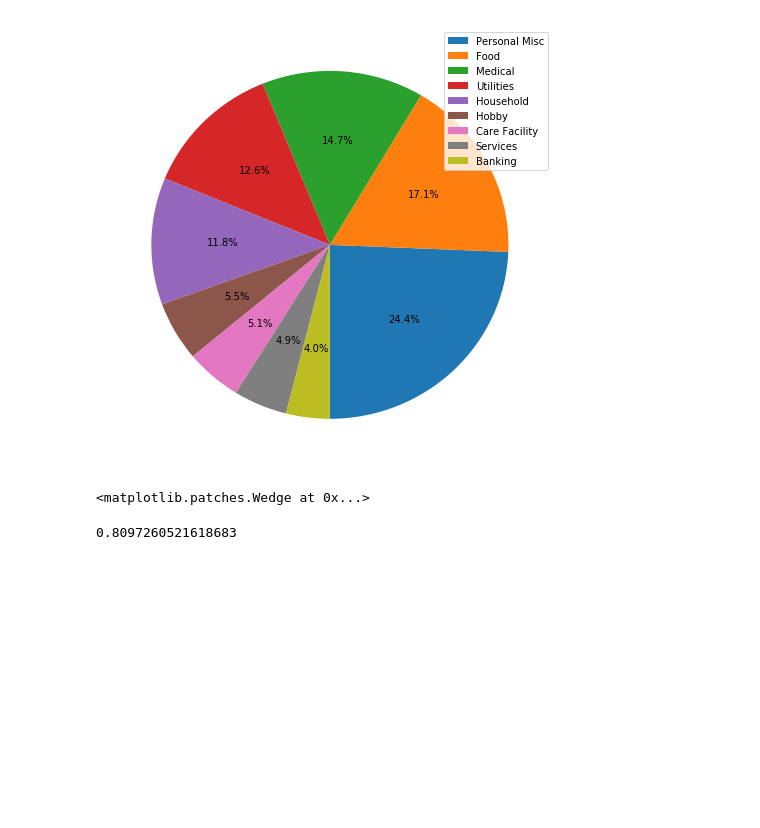
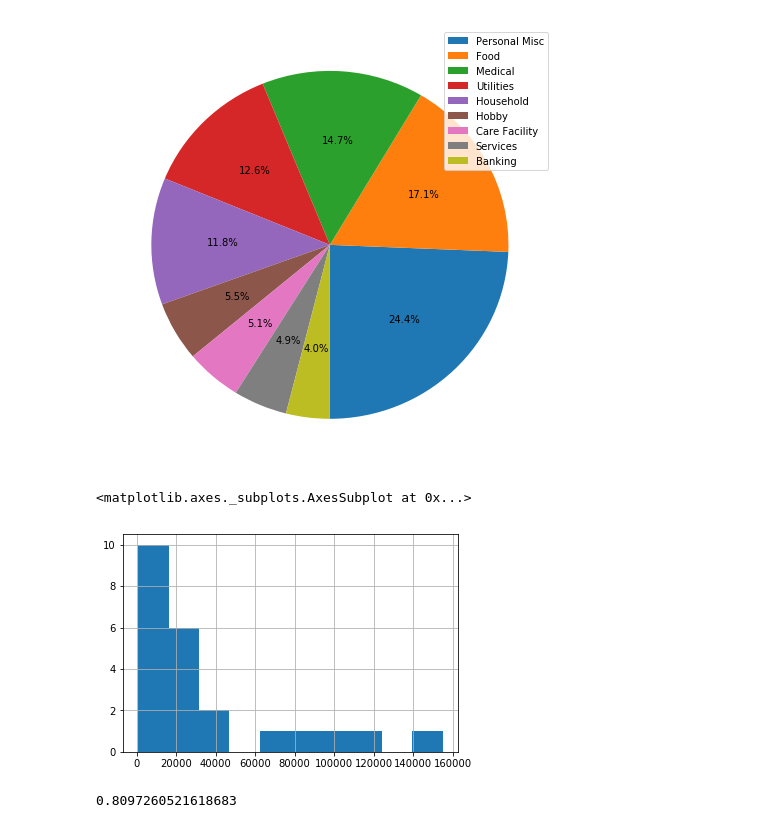
Before and after one commit to sanhitamj/elderly_fraud_detection, a Jupyter notebook: DataPipeline.ipynb, the cells around one changed output. Cells and saved outputs as stored; diff of their text form; code cells hidden in the pictures; blank space fills up the shorter version.

Commit message:
plots

```diff
--- a/DataPipeline.ipynb
+++ b/DataPipeline.ipynb
@@ -221,10 +221,11 @@ plt.savefig('images/transaction_cat_pie.png')
 plt.show()
 # %% [output]
 [figure]
-# %%
-patches[1]
-# %% [output]
-<matplotlib.patches.Wedge at 0x...>
+# %%
+df['TranCatColl'].value_counts().hist()
+# %% [output]
+<matplotlib.axes._subplots.AxesSubplot at 0x...>
+[figure, added]
 # %%
 np.sum(expense_counts[expense_counts > 25000])*1.0/len(df)
 # %% [output]
```
Also changed, not shown: 2 other files.
